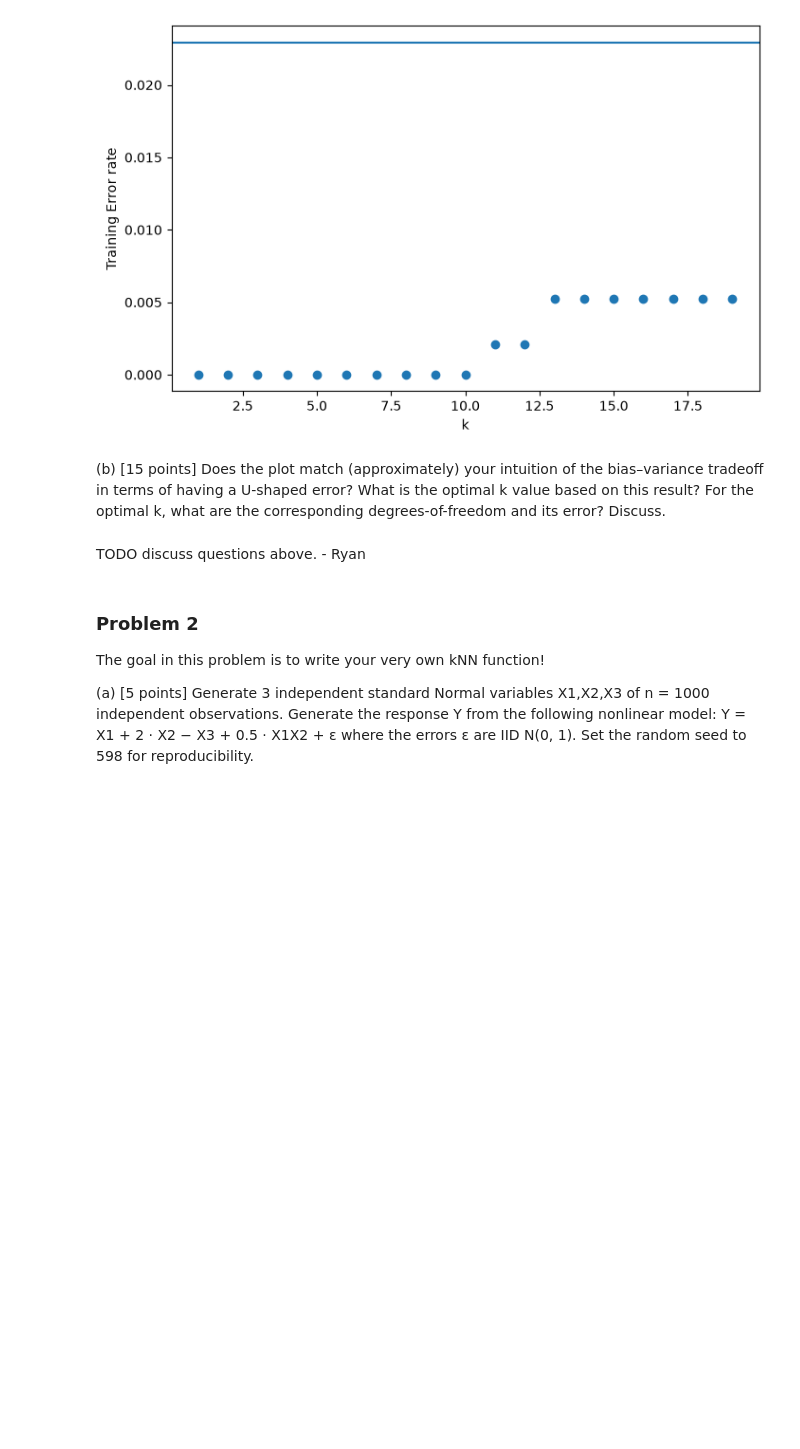
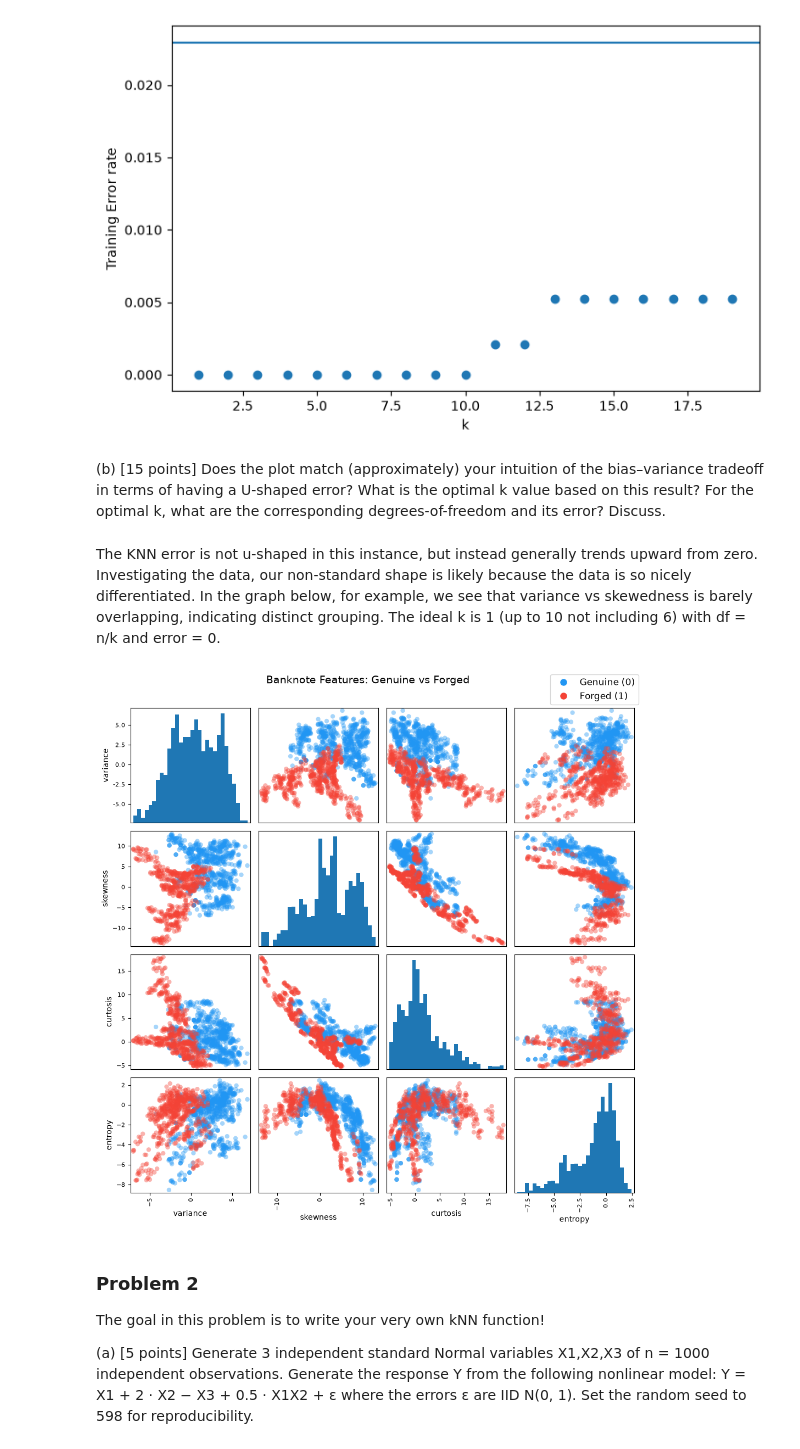
Before and after one commit to uiuc-msynowiec/cs598_psl, a Jupyter notebook: CodingAssignments/CA1/CS598_PSL_CA_1_Liam.ipynb, the cells around one changed output. Saved outputs shown, nothing was run; the diff lists cells and outputs as text; code cells hidden in the pictures; blank space fills up the shorter version.

```diff
--- a/CodingAssignments/CA1/CS598_PSL_CA_1_Liam.ipynb
+++ b/CodingAssignments/CA1/CS598_PSL_CA_1_Liam.ipynb
@@ -121,7 +122,37 @@ plt.show
 # %% [markdown]
 (b) [15 points] Does the plot match (approximately) your intuition of the bias–variance tradeoff in terms of having a U-shaped error? What is the optimal k value based on this result? For the optimal k, what are the corresponding degrees-of-freedom and its error? Discuss.
 # %% [markdown]
-TODO discuss questions above. - Ryan
+The KNN error is not u-shaped in this instance, but instead generally trends upward from zero. Investigating the data, our non-standard shape is likely because the data is so nicely differentiated. In the graph below, for example, we see that variance vs skewedness is barely overlapping, indicating distinct grouping. The ideal k is 1 (up to 10 not including 6) with df = n/k and error = 0.
+# %%
+import matplotlib.pyplot as plt
+from pandas.plotting import scatter_matrix
+import pandas as pd
+
+df_plot = X.copy()
+df_plot['class'] = y['class'].values
+colors = df_plot['class'].map({0: '#2196F3', 1: '#F44336'})  # blue=genuine, red=forged
+
+scatter_matrix(
+    df_plot.drop(columns='class'),
+    c=colors,
+    figsize=(10, 10),
+    alpha=0.4,
+    diagonal='hist',
+    marker='o',
+    hist_kwds={'bins': 30}
+)
+
+# Add a manual legend
+legend_elements = [
+    plt.Line2D([0], [0], marker='o', color='w', markerfacecolor='#2196F3', markersize=10, label='Genuine (0)'),
+    plt.Line2D([0], [0], marker='o', color='w', markerfacecolor='#F44336', markersize=10, label='Forged (1)'),
+]
+plt.gcf().legend(handles=legend_elements, loc='upper right', fontsize=12)
+plt.suptitle('Banknote Features: Genuine vs Forged', y=1.01, fontsize=14)
+plt.tight_layout()
+plt.show()
+# %% [output]
+[figure, added]
 # %% [markdown]
 ### Problem 2
 
```
Also changed, not shown: parts of 3 cells of this notebook.
